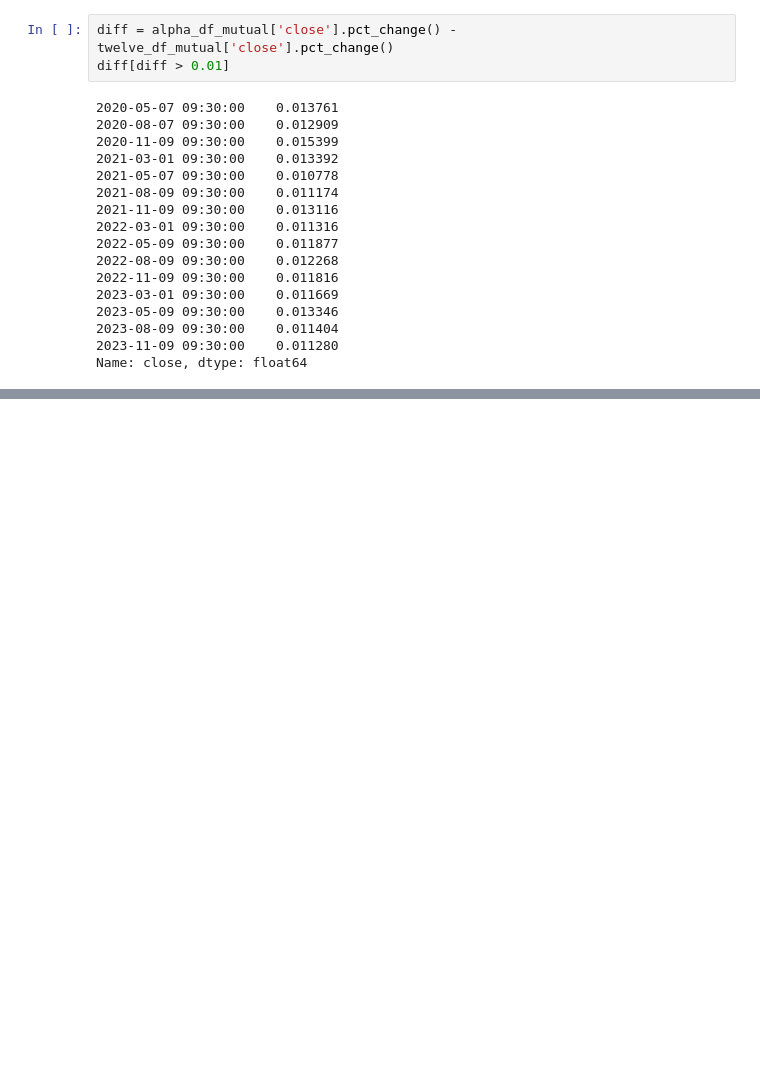
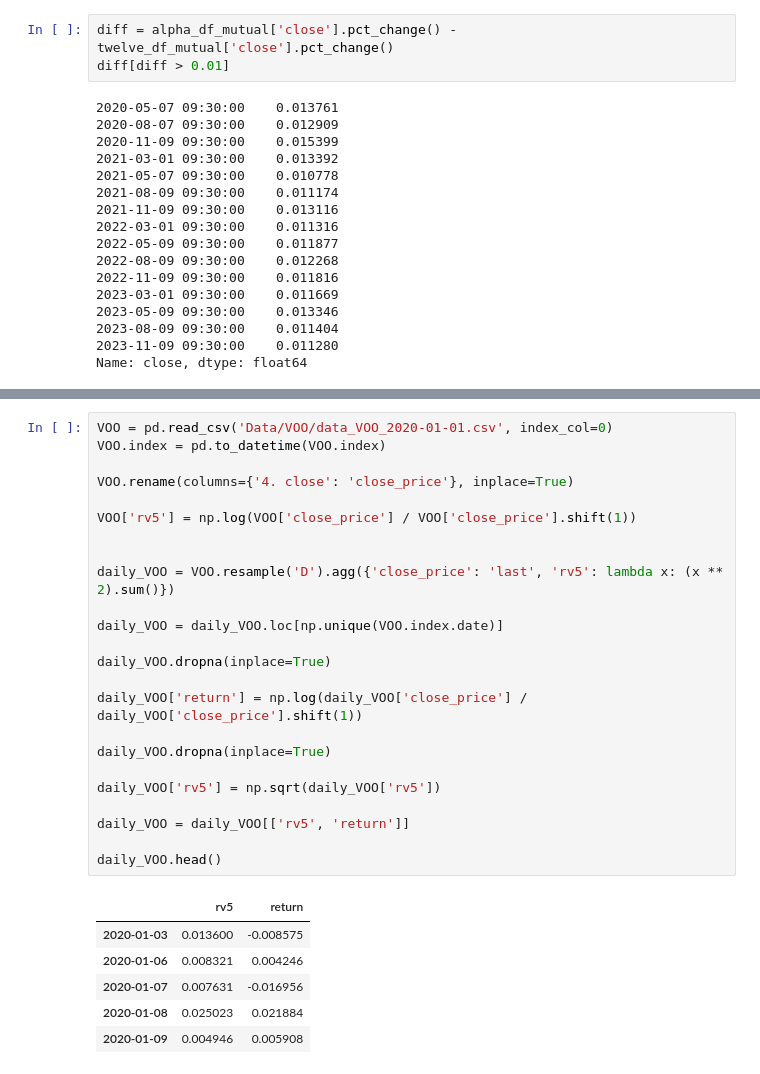
Before and after one commit to hosseinabadi/Realized-Volatility-Prediction, a Jupyter notebook: Dataset.ipynb, the cells around one changed output, grey strips where cells are left out. Saved outputs shown, nothing was run; the diff lists cells and outputs as text; blank space fills up the shorter version.

```diff
--- a/Dataset.ipynb
+++ b/Dataset.ipynb
@@ -104,0 +150,31 @@ Name: close, dtype: float64
+# %%
+VOO = pd.read_csv('Data/VOO/data_VOO_2020-01-01.csv', index_col=0)
+VOO.index = pd.to_datetime(VOO.index)
+
+VOO.rename(columns={'4. close': 'close_price'}, inplace=True)
+
+VOO['rv5'] = np.log(VOO['close_price'] / VOO['close_price'].shift(1))
+
+
+daily_VOO = VOO.resample('D').agg({'close_price': 'last', 'rv5': lambda x: (x ** 2).sum()})
+
+daily_VOO = daily_VOO.loc[np.unique(VOO.index.date)]
+
+daily_VOO.dropna(inplace=True)
+
+daily_VOO['return'] = np.log(daily_VOO['close_price'] / daily_VOO['close_price'].shift(1))
+
+daily_VOO.dropna(inplace=True)
+
+daily_VOO['rv5'] = np.sqrt(daily_VOO['rv5'])
+
+daily_VOO = daily_VOO[['rv5', 'return']]
+
+daily_VOO.head()
+# %% [output]
+|  | rv5 | return |
+| 2020-01-03 | 0.013600 | -0.008575 |
+| 2020-01-06 | 0.008321 | 0.004246 |
+| 2020-01-07 | 0.007631 | -0.016956 |
+| 2020-01-08 | 0.025023 | 0.021884 |
+| 2020-01-09 | 0.004946 | 0.005908 |
```
Also changed, not shown: parts of 11 cells of this notebook, 6 other files.
